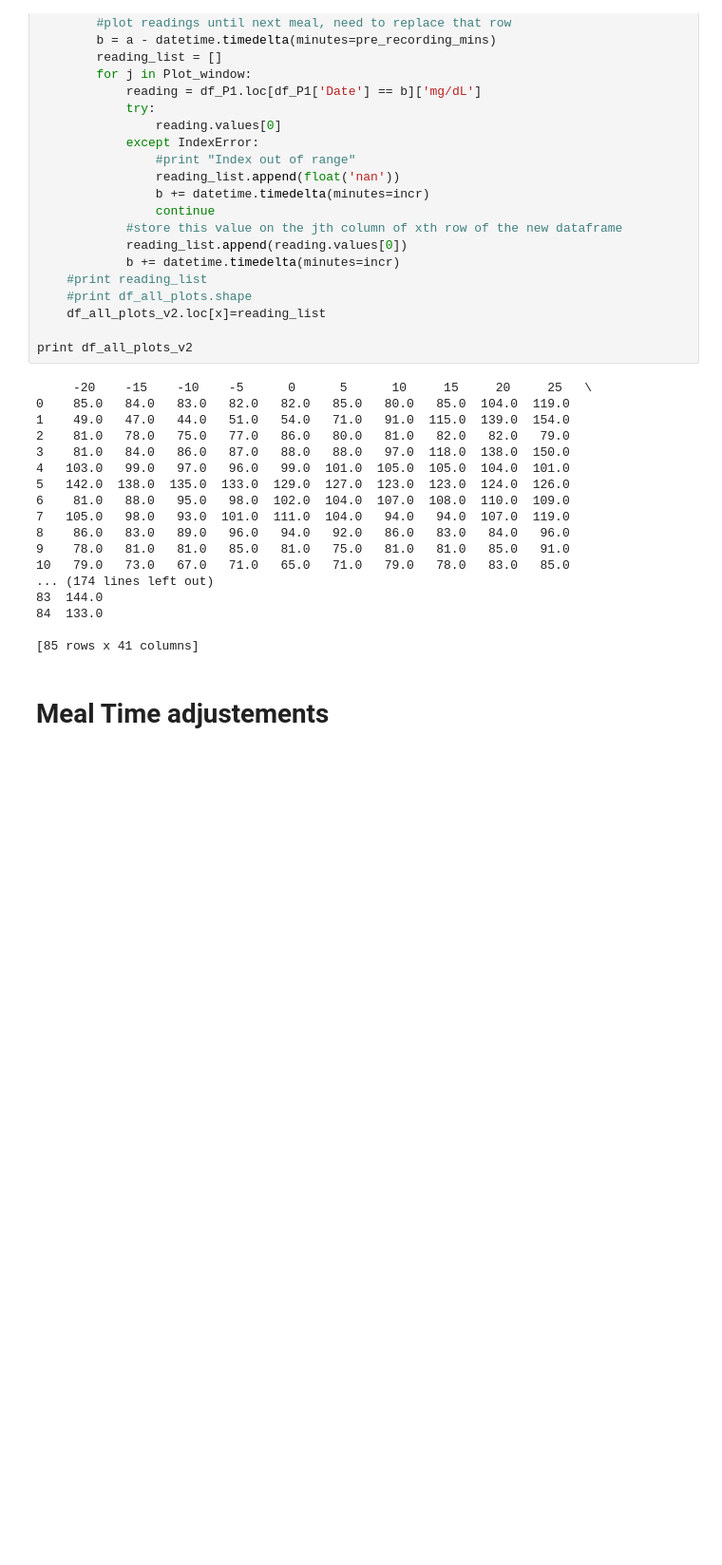
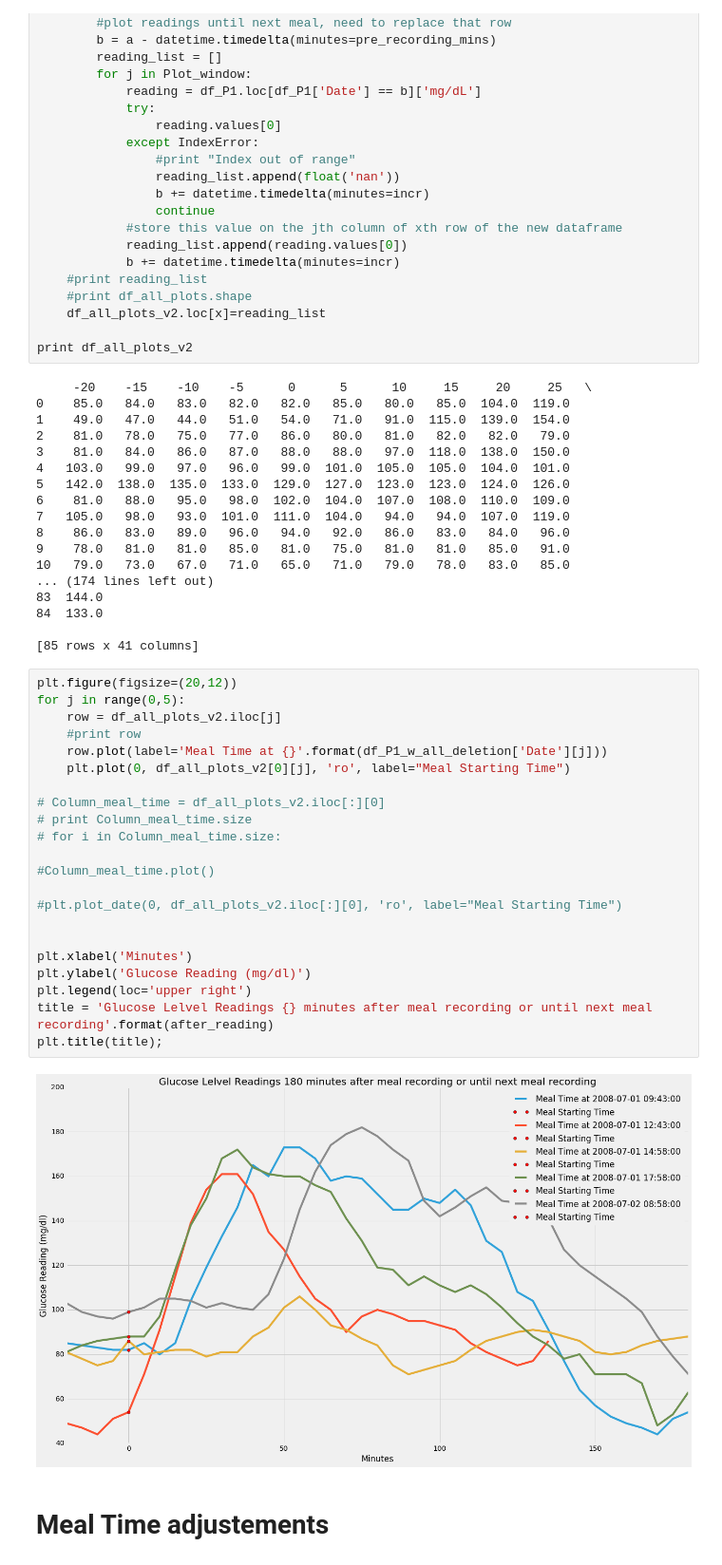
Before and after one commit to SalChem/Diabetic-Project, a Jupyter notebook: Smoothing and Filtering.ipynb, the cells around one changed output. Shown at 95% size. Drawn from its saved outputs; the diff is of its cells as text; blank space fills up the shorter version.

Commit message:
plot with right window size

```diff
--- a/Smoothing and Filtering.ipynb
+++ b/Smoothing and Filtering.ipynb
@@ -708,6 +710,30 @@ print df_all_plots_v2
 84  133.0
 
 [85 rows x 41 columns]
+# %%
+plt.figure(figsize=(20,12))
+for j in range(0,5):
+    row = df_all_plots_v2.iloc[j]
+    #print row
+    row.plot(label='Meal Time at {}'.format(df_P1_w_all_deletion['Date'][j]))
+    plt.plot(0, df_all_plots_v2[0][j], 'ro', label="Meal Starting Time")
+
+# Column_meal_time = df_all_plots_v2.iloc[:][0]
+# print Column_meal_time.size
+# for i in Column_meal_time.size:
+
+#Column_meal_time.plot()
+
+#plt.plot_date(0, df_all_plots_v2.iloc[:][0], 'ro', label="Meal Starting Time")
+
+
+plt.xlabel('Minutes')
+plt.ylabel('Glucose Reading (mg/dl)')
+plt.legend(loc='upper right')
+title = 'Glucose Lelvel Readings {} minutes after meal recording or until next meal recording'.format(after_reading)
+plt.title(title);
+# %% [output]
+[figure, added]
 # %% [markdown]
 # Meal Time adjustements
 # %%
```
Also changed, not shown: parts of 1 cell of this notebook.
